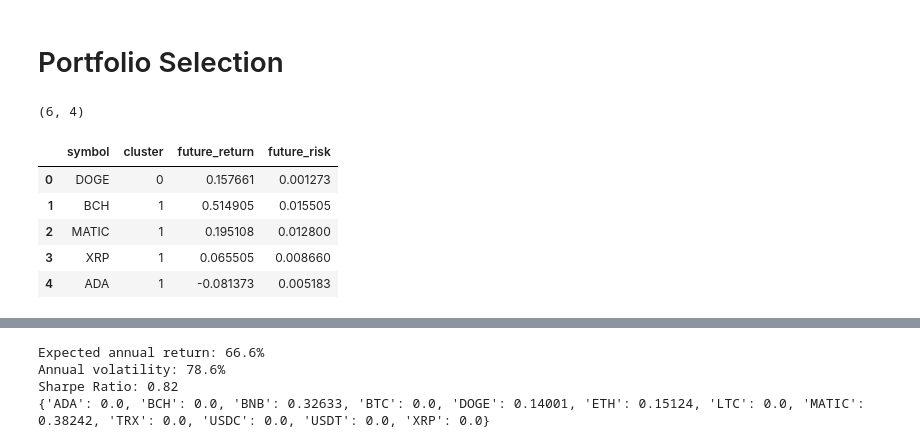
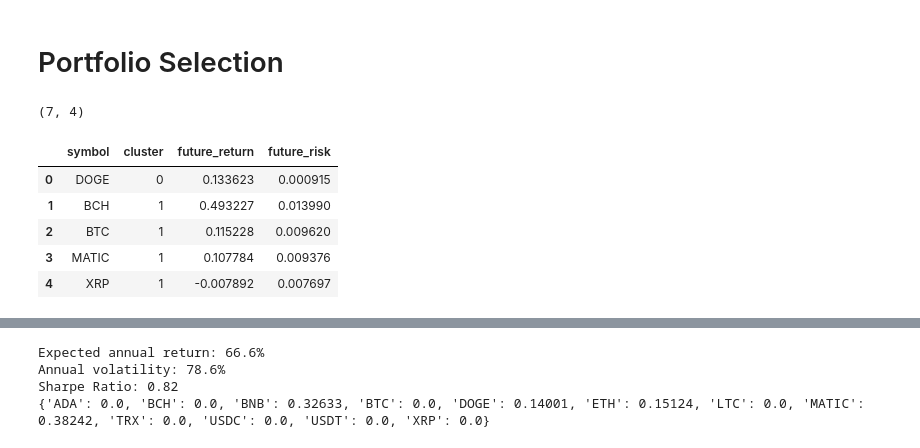
Before and after one commit to AleeRezaa/portfolio-selection-using-ml, a Jupyter notebook: model/main.ipynb, the cells around one changed output, grey strips where cells are left out. Cells and saved outputs as stored; diff of their text form; code cells hidden in the pictures.

```diff
--- a/model/main.ipynb
+++ b/model/main.ipynb
@@ -70,9 +75,2 @@ selected_df.head()
 # %%
 # TODO: Add a KPI to measure how much the model worked
-# %%
-return_df = clustering_model.load_return_data(
-    selected_df,
-    update=UPDATE_CLUSTERING_MODEL
-)
-print(return_df.shape)
-return_df.head()
@@ -88,7 +77,7 @@ return data file saved.
 # %%
-clusters_df = clustering_model.load_clusters_data(
+clusters_df = model_calculation.load_clusters_data(
     return_df,
-    UPDATE_CLUSTERING_MODEL
+    update=True
 )
 clusters_number = clusters_df['cluster'].unique().shape[0]
 print(clusters_number, 'clusters')
@@ -110,3 +99,11 @@ Clusters data file saved.
 # TODO: Add financial indexes to regression model
 # TODO: Add more regression models (LogisticRegression(), SVC(kernel='poly', probability=True), XGBClassifier(), etc)
 # TODO: Grid search over parameters
+# %%
+normalized_df = data_preparation.load_normalized_data(
+    filtered_df,
+    clusters_df,
+    future_days=30
+)
+print(normalized_df.shape)
+normalized_df.head()
@@ -113,9 +121,8 @@ Clusters data file saved.
 # %%
-regression_df = regression_model.load_regression_data(
-    selected_df,
-    clusters_df,
-    future_days=30,
-    update=UPDATE_REGRESSION_MODEL
+regression_df = model_calculation.load_regression_data(
+    normalized_df,
+    model='random_forest_regressor',
+    update=True
 )
 print(regression_df.shape)
 regression_df.head()
@@ -158,17 +146,14 @@ Test R2: 82.14%
 # TODO: long and short? weight_bounds=(-1, 1)
 # TODO: non-covariance models: sparse portfolio, minimum variance portfolio, etc
 # %%
-dominated_df = portfolio_selection_model.load_dominated_data(
-    prediction_df,
-    update=UPDATE_PORTFOLIO_SELECTION_MODEL
-)
+dominated_df = model_calculation.load_dominated_data(regression_df)
 print(dominated_df.shape)
 dominated_df.head()
 # %% [output]
-(6, 4)
+(7, 4)
 |  | symbol | cluster | future_return | future_risk |
-| 0 | DOGE | 0 | 0.157661 | 0.001273 |
-| 1 | BCH | 1 | 0.514905 | 0.015505 |
-| 2 | MATIC | 1 | 0.195108 | 0.012800 |
-| 3 | XRP | 1 | 0.065505 | 0.008660 |
-| 4 | ADA | 1 | -0.081373 | 0.005183 |
+| 0 | DOGE | 0 | 0.133623 | 0.000915 |
+| 1 | BCH | 1 | 0.493227 | 0.013990 |
+| 2 | BTC | 1 | 0.115228 | 0.009620 |
+| 3 | MATIC | 1 | 0.107784 | 0.009376 |
+| 4 | XRP | 1 | -0.007892 | 0.007697 |
```
Also changed, not shown: parts of 17 cells of this notebook, 5 other files.
